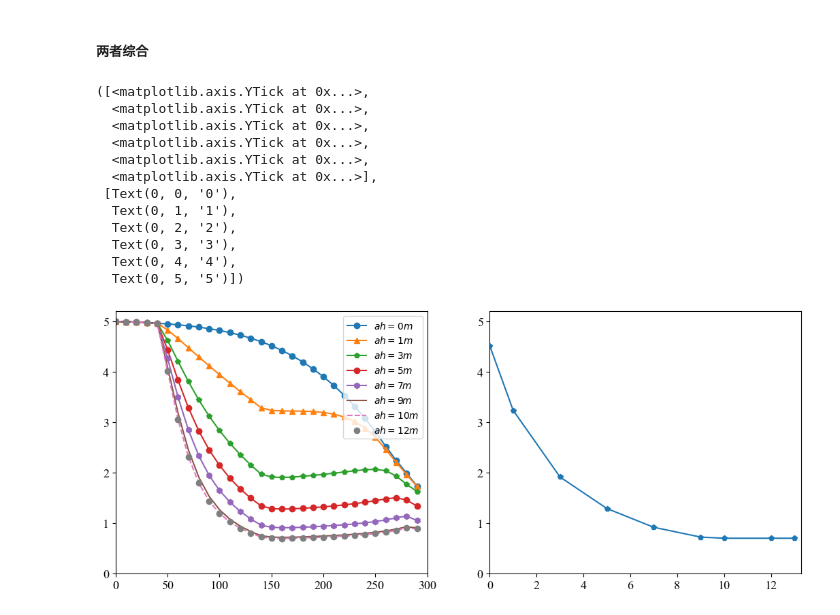
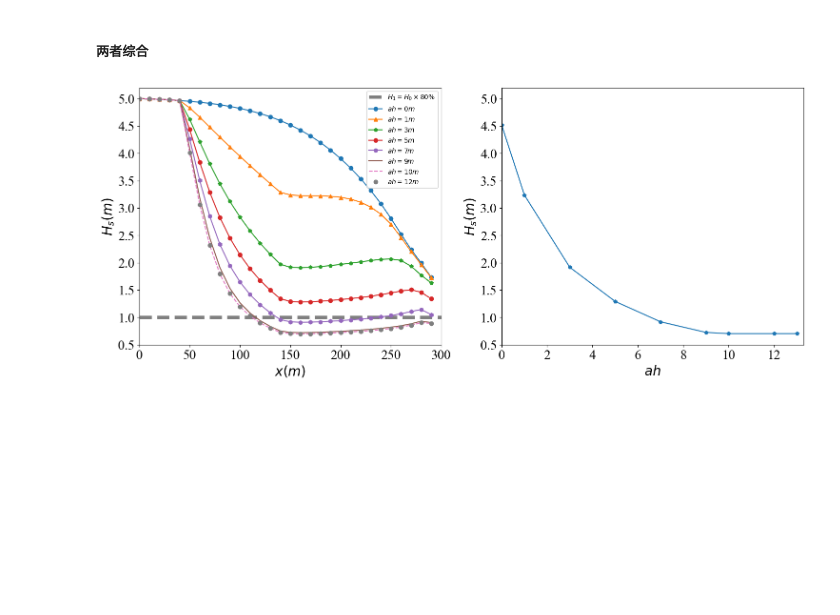
Before and after one commit to jackyvava/CodeWaveVegetation, a Jupyter notebook: code.ipynb, the cells around one changed output. Saved outputs shown, nothing was run; the diff lists cells and outputs as text; code cells hidden in the pictures; blank space fills up the shorter version.

```diff
--- a/code.ipynb
+++ b/code.ipynb
@@ -847,42 +847,41 @@ plt.ylim(0,5.2)
 [figure]
 # %% [markdown]
 ##### 两者综合
+# %%
+x80 = np.array([0,300])
+y80 = np.array([1,1])
 # %%
-plt.figure(num=6,figsize = (13,5), facecolor=None)
+plt.figure(num=6,figsize = (18,7), facecolor=None)
 plt.subplot(121)
+plt.plot(x80,y80,'--',color='k',alpha=0.5,lw=5,label='$H_1=H_0\\times80\%$')
 plt.plot(X1[15,:][:-1],Z0_Hs[15,:][:-1], '-o', label = '$ah=0m$',)
 plt.plot(X1[15,:][:-1],Z1_Hs[15,:][:-1], '-^', label = '$ah=1m$')
 plt.plot(X1[15,:][:-1],Z3_Hs[15,:][:-1], '-p', label = '$ah=3m$')
 plt.plot(X1[15,:][:-1],Z5_Hs[15,:][:-1], '-o', label = '$ah=5m$')
 plt.plot(X1[15,:][:-1],Z7_Hs[15,:][:-1], '-h', label = '$ah=7m$')
 plt.plot(X1[15,:][:-1],Z9_Hs[15,:][:-1], label = '$ah=9m$')
 plt.plot(X1[15,:][:-1],Z10_Hs[15,:][:-1],'--',label = '$ah=10m$')
 plt.plot(X1[15,:][:-1],Z12_Hs[15,:][:-1],'o',label = '$ah=12m$')
 
+
+plt.xlabel('$x(m)$', fontsize=20)
+plt.ylabel('$H_s(m)$', fontsize=20)
 plt.xlim(0,300)
-plt.ylim(0,5.2)
-plt.xticks([0,50,100,150,200,250,300],fontproperties = 'Times New Roman',size = 13)
-plt.yticks([0,1,2,3,4,5],fontproperties = 'Times New Roman',size = 13)
+plt.ylim(0.5,5.2)
+plt.xticks([0,50,100,150,200,250,300],fontproperties = 'Times New Roman',size = 20)
+plt.yticks([0.5,1,1.5,2,2.5,3,3.5,4,4.5,5],fontproperties = 'Times New Roman',size = 20)
 
-plt.legend()
+plt.legend(fontsize=10)
 
 plt.subplot(122)
 plt.plot(x1,y1,'-p')
 plt.xlim(0,13.3)
-plt.ylim(0,5.2)
-plt.xticks([0,2,4,6,8,10,12],fontproperties = 'Times New Roman',size = 13)
-plt.yticks([0,1,2,3,4,5],fontproperties = 'Times New Roman',size = 13)
+plt.ylim(0.5,5.2)
+plt.xticks([0,2,4,6,8,10,12],fontproperties = 'Times New Roman',size = 20)
+plt.yticks([0.5,1,1.5,2,2.5,3,3.5,4,4.5,5],fontproperties = 'Times New Roman',size = 20)
+plt.xlabel('$ah$', fontsize=20)
+plt.ylabel('$H_s(m)$', fontsize=20)
+
+plt.savefig('modelData/植被高度变化与波高关系图.png',dpi=500,bbox_inches='tight')
 # %% [output]
-([<matplotlib.axis.YTick at 0x...>,
-  <matplotlib.axis.YTick at 0x...>,
-  <matplotlib.axis.YTick at 0x...>,
-  <matplotlib.axis.YTick at 0x...>,
-  <matplotlib.axis.YTick at 0x...>,
-  <matplotlib.axis.YTick at 0x...>],
- [Text(0, 0, '0'),
-  Text(0, 1, '1'),
-  Text(0, 2, '2'),
-  Text(0, 3, '3'),
-  Text(0, 4, '4'),
-  Text(0, 5, '5')])
-[figure, old version]
+[figure, new version]
```
Also changed, not shown: parts of 1 cell of this notebook, 1 other file.
